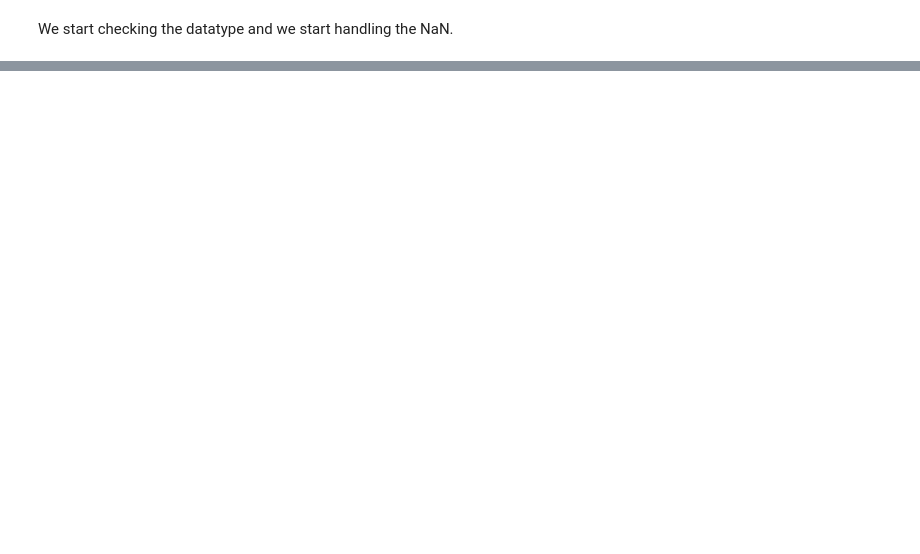
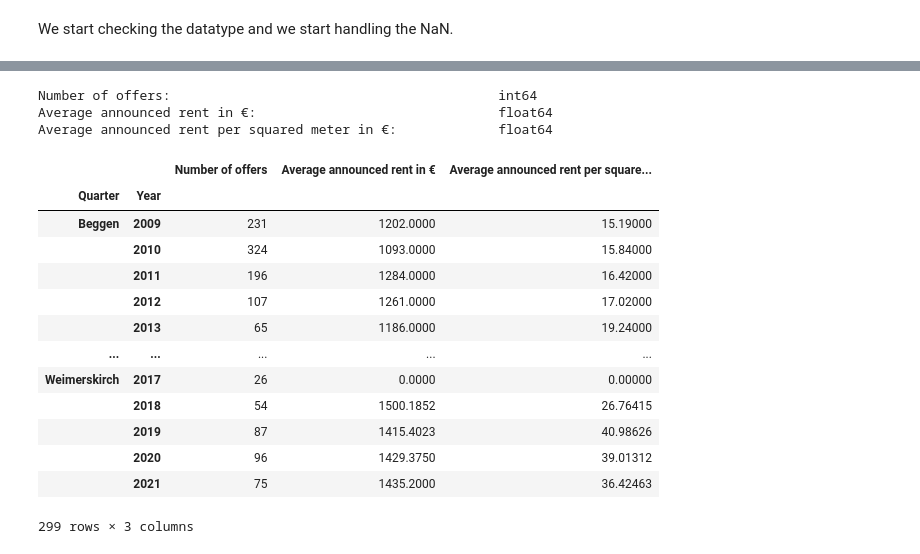
Before and after one commit to Dawreen/data-analytics-challenge, a Jupyter notebook: notebook_analysis.ipynb, the cells around one changed output, grey strips where cells are left out. Drawn from its saved outputs; the diff is of its cells as text; code cells hidden in the pictures; blank space fills up the shorter version.

```diff
--- a/notebook_analysis.ipynb
+++ b/notebook_analysis.ipynb
@@ -112,3 +163,24 @@ rent_ap_data.head()
+# %%
+check_type_missing(rent_ap_data, 0, rent=any)
+rent_ap_data
+# %% [output]
+Number of offers:                                          int64
+Average announced rent in €:                               float64
+Average announced rent per squared meter in €:             float64
+|  |  | Number of offers | Average announced rent in € | Average announced rent per square... |
+| Quarter | Year |  |  |  |
+| Beggen | 2009 | 231 | 1202.0000 | 15.19000 |
+|  | 2010 | 324 | 1093.0000 | 15.84000 |
+|  | 2011 | 196 | 1284.0000 | 16.42000 |
+|  | 2012 | 107 | 1261.0000 | 17.02000 |
+|  | 2013 | 65 | 1186.0000 | 19.24000 |
+| ... | ... | ... | ... | ... |
+| Weimerskirch | 2017 | 26 | 0.0000 | 0.00000 |
+|  | 2018 | 54 | 1500.1852 | 26.76415 |
+|  | 2019 | 87 | 1415.4023 | 40.98626 |
+|  | 2020 | 96 | 1429.3750 | 39.01312 |
+|  | 2021 | 75 | 1435.2000 | 36.42463 |
+299 rows × 3 columns
 # %%
 reg_price_data = pd.read_excel(reg_price_filepath)
 reg_price_data
```
Also changed, not shown: parts of 10 cells of this notebook, 1 other file.
